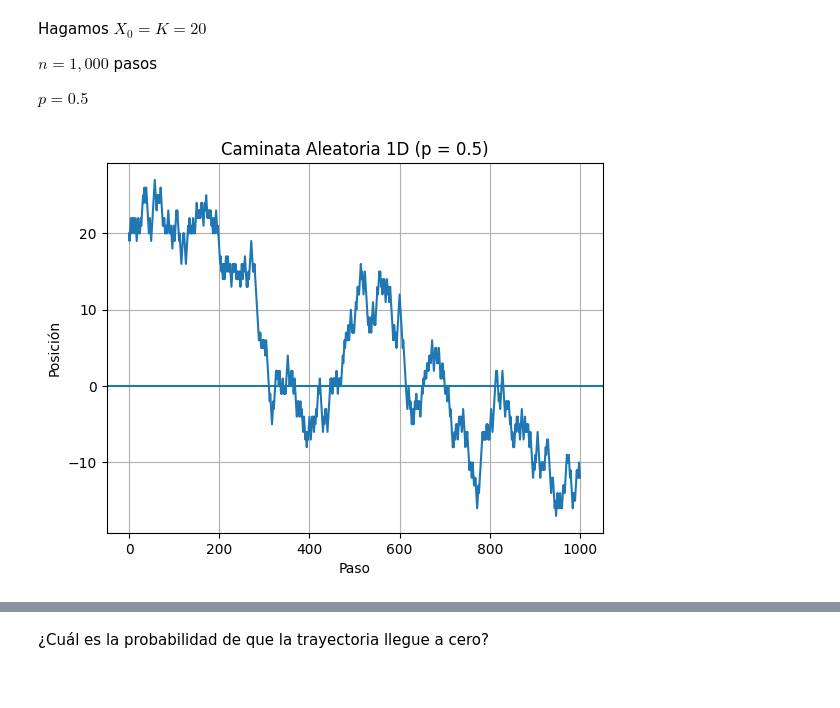
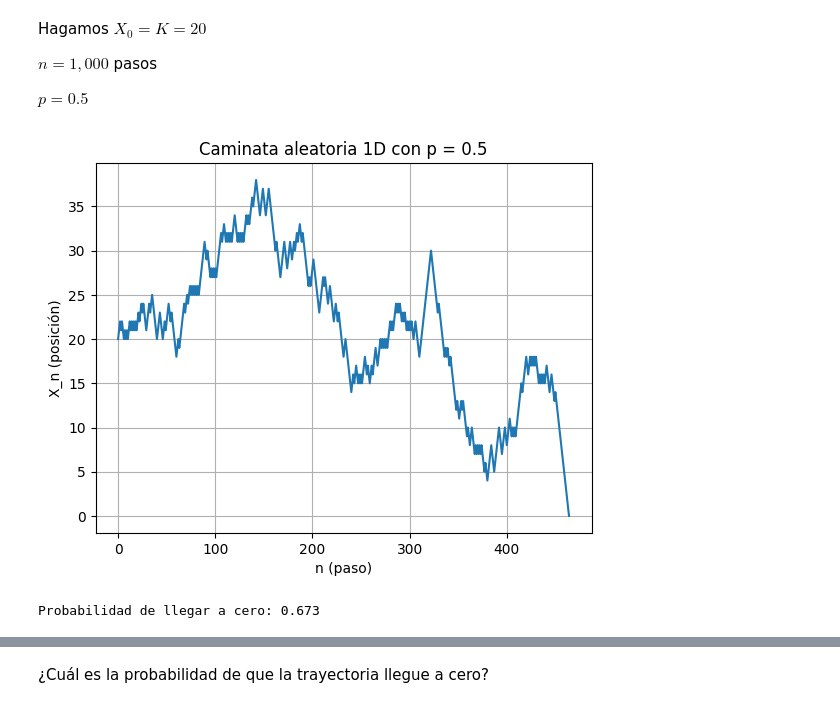
Before and after one commit to FOFM030711/Caminata-aleatoria-1D, a Jupyter notebook: Trayectorias.ipynb, the cells around one changed output, grey strips where cells are left out. Saved outputs shown, nothing was run; the diff lists cells and outputs as text; code cells hidden in the pictures.

```diff
--- a/Trayectorias.ipynb
+++ b/Trayectorias.ipynb
@@ -47,34 +8,0 @@ def caminata_aleatoria(n_pasos=1000, p=0.5):
-# %%
-# Parámetros
-n = 1000
-# Número total de pasos que dará la partícula
-
-p = 0.5
-# Probabilidad de moverse a la derecha
-
-trayectoria = caminata_aleatoria(n, p)
-# Ejecuta la función y guarda la trayectoria generada
-
-plt.figure()
-# Crea una nueva figura para la gráfica
-
-plt.plot(trayectoria)
-# Dibuja la trayectoria como una sola línea
-
-plt.title(f"Caminata Aleatoria 1D (p = {p})")
-# Coloca el título de la gráfica
-
-plt.xlabel("Paso")
-# Etiqueta del eje horizontal (número de paso)
-
-plt.ylabel("Posición")
-# Etiqueta del eje vertical (posición en la recta)
-
-plt.axhline(0)
-# Dibuja una línea horizontal en y=0 para marcar el origen
-plt.grid(True)
-# Activa la cuadrícula
-plt.show()
-# Muestra la gráfica en pantalla
-# %% [output]
-[figure, removed]
@@ -80,0 +14,33 @@ plt.show()
+# %%
+
+def caminata(a,p):
+  posicion = 20
+  trayectoria = [posicion]
+
+  while posicion != 0 and posicion != 60:
+
+        r = np.random.rand()  # número aleatorio entre (0,1)
+
+        if r < p:
+            posicion = posicion + 1
+        else:
+            posicion = posicion - 1
+
+        trayectoria.append(posicion)
+
+
+  return trayectoria
+# %%
+a = 1000      # numero de pasos
+p = 0.5      # probabilidad de ir a la derecha podemos decir que hay un 50% de porbabilidad
+
+trayectoria = caminata(a, p)
+
+plt.plot(trayectoria)
+plt.xlabel("n (paso)")
+plt.ylabel("X_n (posición)")
+plt.title(f"Caminata aleatoria 1D con p = {p}")
+plt.grid(True)
+plt.show()
+# %% [output]
+[figure, added]
@@ -80,0 +61,4 @@ plt.show()
+# %%
+print("Probabilidad de llegar a cero:", probabilidad)
+# %% [output]
+Probabilidad de llegar a cero: 0.673
```
Also changed, not shown: parts of 13 cells of this notebook.
